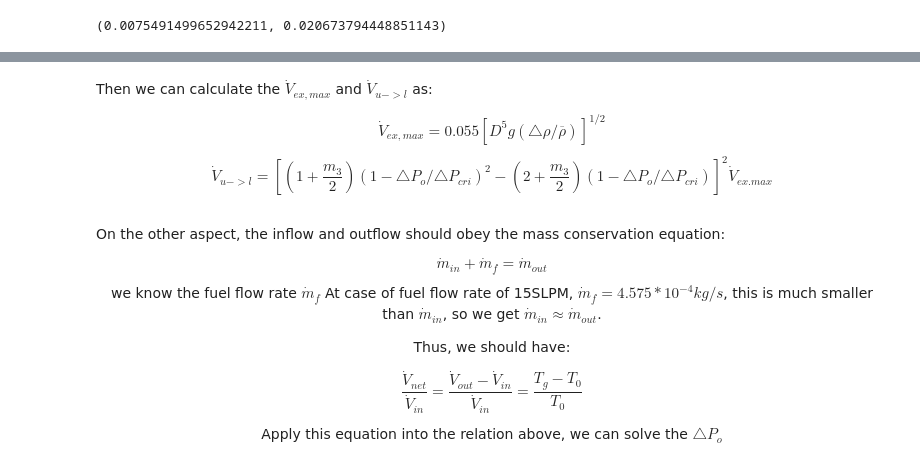
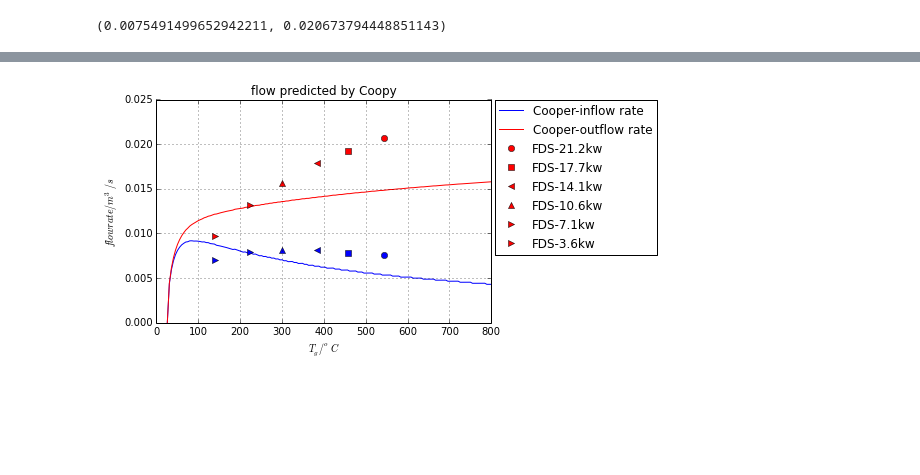
Before and after one commit to cooperhe/ipython_notebook, a Jupyter notebook: vent_flow_rate.ipynb, the cells around one changed output, grey strips where cells are left out. Drawn from its saved outputs; the diff is of its cells as text; code cells hidden in the pictures; blank space fills up the shorter version.

```diff
--- a/vent_flow_rate.ipynb
+++ b/vent_flow_rate.ipynb
@@ -459,16 +307,33 @@ print solve(eqn)
-# %% [markdown]
-Then we can calculate the $\dot V_{ex,max}$ and $\dot V_{u->l}$
-as:
-<center>$$ \dot V_{ex,max} = 0.055 [D^5 g (\triangle \rho / \overline \rho )]^{1/2}$$<center>
-<center>$$ \dot V_{u->l} = [(1+ \frac{m_3}{2})(1− \triangle P_o /\triangle P_{cri} )^2 -(2+\frac{m_3}{2})(1− \triangle P_o / \triangle P_{cri})]^2 \dot V_{ex.max} $$<center>
-# %% [markdown]
-On the other aspect, the inflow and outflow should obey the mass conservation equation:
-<center>$$\dot m_{in}+\dot m_{f}=\dot m_{out}$$<center>
-
-we know the fuel flow rate $\dot m_f$
-At case of fuel flow rate of 15SLPM, $\dot m_f=4.575* 10^{-4} kg/s$, this is much smaller than $\dot m_{in}$, so we get $\dot m_{in} \approx \dot m_{out}$.
-
-Thus, we should have:
-<center>$$\frac{\dot V_{net}}{\dot V_{in}}=\frac{\dot V_{out} -\dot V_{in} }{\dot V_{in}}=\frac{T_g-T_0}{T_0}$$<center>
-
-Apply this equation into the relation above, we can solve the $\triangle P_o$
+# %%
+import pandas as pd
+DEVC_2700 = pd.read_csv('/home/qize/FDS_simulation/Copy_sever/fire_power/2700/2D_CVC_devc.csv', header=1)
+DEVC_2250 = pd.read_csv('/home/qize/FDS_simulation/Copy_sever/fire_power/2250/2D_CVC_devc.csv', header=1)
+DEVC_1800 = pd.read_csv('/home/qize/FDS_simulation/Copy_sever/fire_power/1800/2D_CVC_devc.csv', header=1)
+DEVC_1350 = pd.read_csv('/home/qize/FDS_simulation/Copy_sever/fire_power/1350/2D_CVC_devc.csv', header=1)
+DEVC_900 = pd.read_csv('/home/qize/FDS_simulation/Copy_sever/fire_power/900/2D_CVC_devc.csv', header=1)
+DEVC_450 = pd.read_csv('/home/qize/FDS_simulation/Copy_sever/fire_power/450/2D_CVC_devc.csv', header=1)
+
+figure(figsize=(6,4))
+plot(np.linspace(26,1000,200),Vi,'b-', label='Cooper-inflow rate')
+plot(np.linspace(26,1000,200),Vo,'r-',label='Cooper-outflow rate')
+plot(mean(DEVC_2700.FLOW_Out_v)/mean(DEVC_2700.FLOW_In_v)*298-273,mean(DEVC_2700.FLOW_Out_v),'ro', label='FDS-21.2kw')
+plot(mean(DEVC_2700.FLOW_Out_v)/mean(DEVC_2700.FLOW_In_v)*298-273,mean(DEVC_2700.FLOW_In_v),'bo')
+plot(mean(DEVC_2250.FLOW_Out_v)/mean(DEVC_2250.FLOW_In_v)*298-273,mean(DEVC_2250.FLOW_Out_v),'rs',label='FDS-17.7kw')
+plot(mean(DEVC_2250.FLOW_Out_v)/mean(DEVC_2250.FLOW_In_v)*298-273,mean(DEVC_2250.FLOW_In_v),'bs')
+plot(mean(DEVC_1800.FLOW_Out_v)/mean(DEVC_1800.FLOW_In_v)*298-273,mean(DEVC_1800.FLOW_Out_v),'r<',label='FDS-14.1kw')
+plot(mean(DEVC_1800.FLOW_Out_v)/mean(DEVC_1800.FLOW_In_v)*298-273,mean(DEVC_1800.FLOW_In_v),'b<')
+plot(mean(DEVC_1350.FLOW_Out_v)/mean(DEVC_1350.FLOW_In_v)*298-273,mean(DEVC_1350.FLOW_Out_v),'r^',label='FDS-10.6kw')
+plot(mean(DEVC_1350.FLOW_Out_v)/mean(DEVC_1350.FLOW_In_v)*298-273,mean(DEVC_1350.FLOW_In_v),'b^')
+plot(mean(DEVC_900.FLOW_Out_v)/mean(DEVC_900.FLOW_In_v)*298-273,mean(DEVC_900.FLOW_Out_v),'r>',label='FDS-7.1kw')
+plot(mean(DEVC_900.FLOW_Out_v)/mean(DEVC_900.FLOW_In_v)*298-273,mean(DEVC_900.FLOW_In_v),'b>')
+plot(mean(DEVC_450.FLOW_Out_v)/mean(DEVC_450.FLOW_In_v)*298-273,mean(DEVC_450.FLOW_Out_v),'r>',label='FDS-3.6kw')
+plot(mean(DEVC_450.FLOW_Out_v)/mean(DEVC_450.FLOW_In_v)*298-273,mean(DEVC_450.FLOW_In_v),'b>')
+
+xlabel('$T_g / ^oC$')
+ylabel('$ flow rate / m^3/s$')
+title('flow predicted by Coopy')
+legend(bbox_to_anchor=(1.01, 1), loc=2, borderaxespad=0, numpoints=1)
+xlim(0,800)
+grid()
+# %% [output]
+[figure, added]
```
Also changed, not shown: parts of 29 cells of this notebook, 2 other files.
